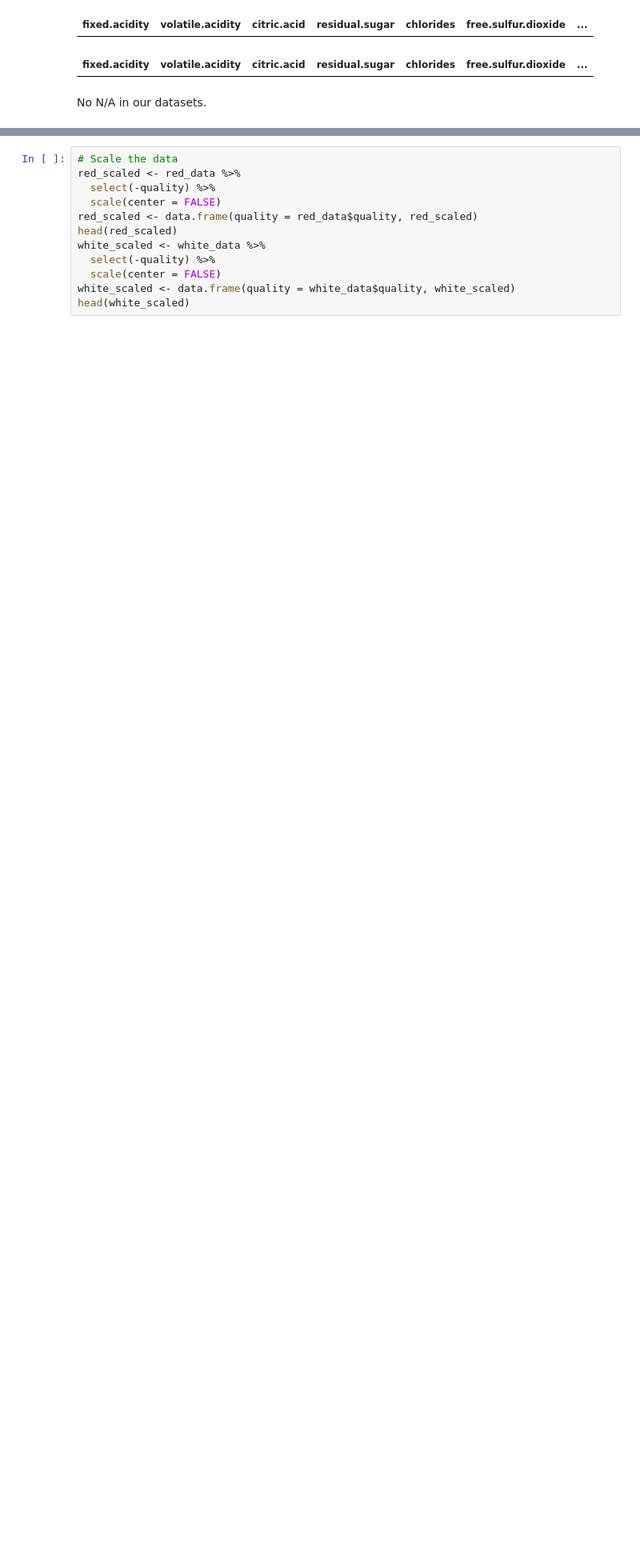
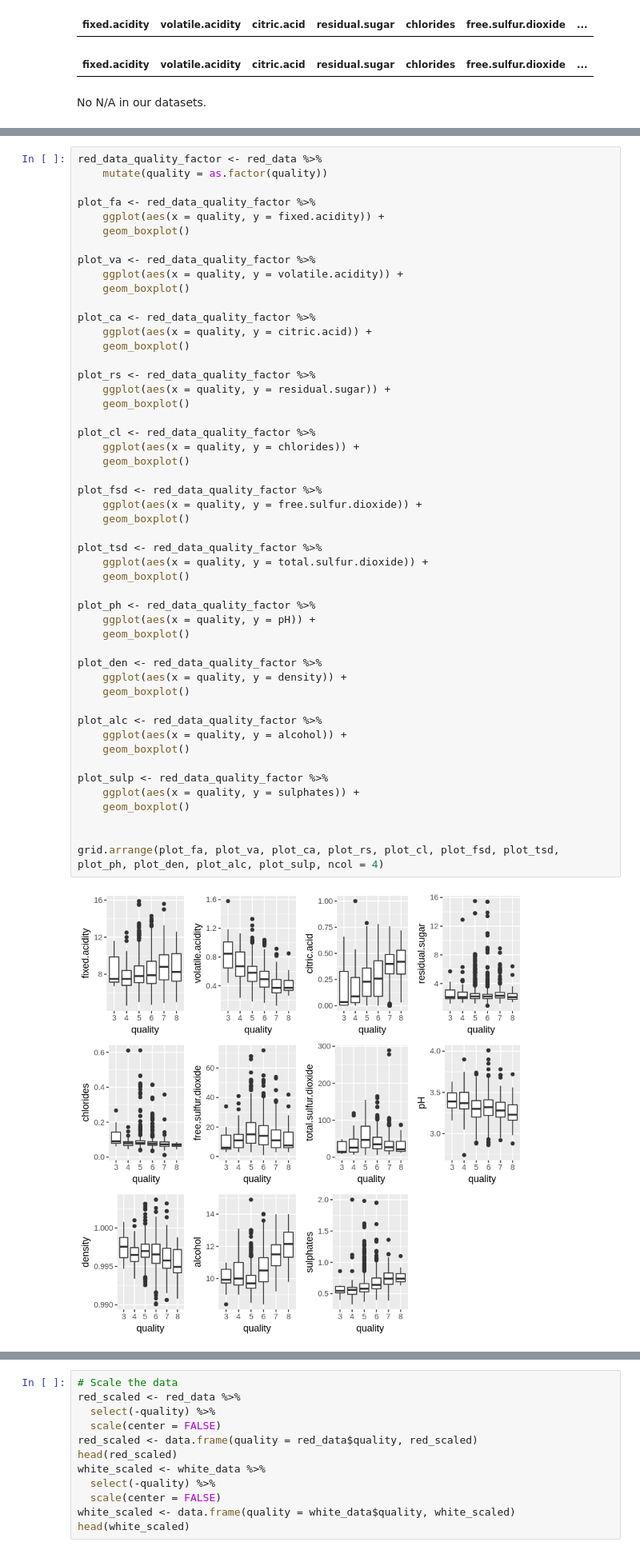
Before and after one commit to ivan-fediaev/DSCI-project, a Jupyter notebook: Project_Template.ipynb, the cells around one changed output, grey strips where cells are left out. Shown at 80% size. Cells and saved outputs as stored; diff of their text form; blank space fills up the shorter version.

```diff
--- a/Project_Template.ipynb
+++ b/Project_Template.ipynb
@@ -107,0 +113,52 @@ No N/A in our datasets.
+# %%
+red_data_quality_factor <- red_data %>%
+    mutate(quality = as.factor(quality))
+
+plot_fa <- red_data_quality_factor %>%
+    ggplot(aes(x = quality, y = fixed.acidity)) +
+    geom_boxplot()
+
+plot_va <- red_data_quality_factor %>%
+    ggplot(aes(x = quality, y = volatile.acidity)) +
+    geom_boxplot()
+
+plot_ca <- red_data_quality_factor %>%
+    ggplot(aes(x = quality, y = citric.acid)) +
+    geom_boxplot()
+
+plot_rs <- red_data_quality_factor %>%
+    ggplot(aes(x = quality, y = residual.sugar)) +
+    geom_boxplot()
+
+plot_cl <- red_data_quality_factor %>%
+    ggplot(aes(x = quality, y = chlorides)) +
+    geom_boxplot()
+
+plot_fsd <- red_data_quality_factor %>%
+    ggplot(aes(x = quality, y = free.sulfur.dioxide)) +
+    geom_boxplot()
+
+plot_tsd <- red_data_quality_factor %>%
+    ggplot(aes(x = quality, y = total.sulfur.dioxide)) +
+    geom_boxplot()
+
+plot_ph <- red_data_quality_factor %>%
+    ggplot(aes(x = quality, y = pH)) +
+    geom_boxplot()
+
+plot_den <- red_data_quality_factor %>%
+    ggplot(aes(x = quality, y = density)) +
+    geom_boxplot()
+
+plot_alc <- red_data_quality_factor %>%
+    ggplot(aes(x = quality, y = alcohol)) +
+    geom_boxplot()
+
+plot_sulp <- red_data_quality_factor %>%
+    ggplot(aes(x = quality, y = sulphates)) +
+    geom_boxplot()
+
+
+grid.arrange(plot_fa, plot_va, plot_ca, plot_rs, plot_cl, plot_fsd, plot_tsd, plot_ph, plot_den, plot_alc, plot_sulp, ncol = 4)
+# %% [output]
+[figure, added]
```
Also changed, not shown: parts of 24 cells of this notebook.
